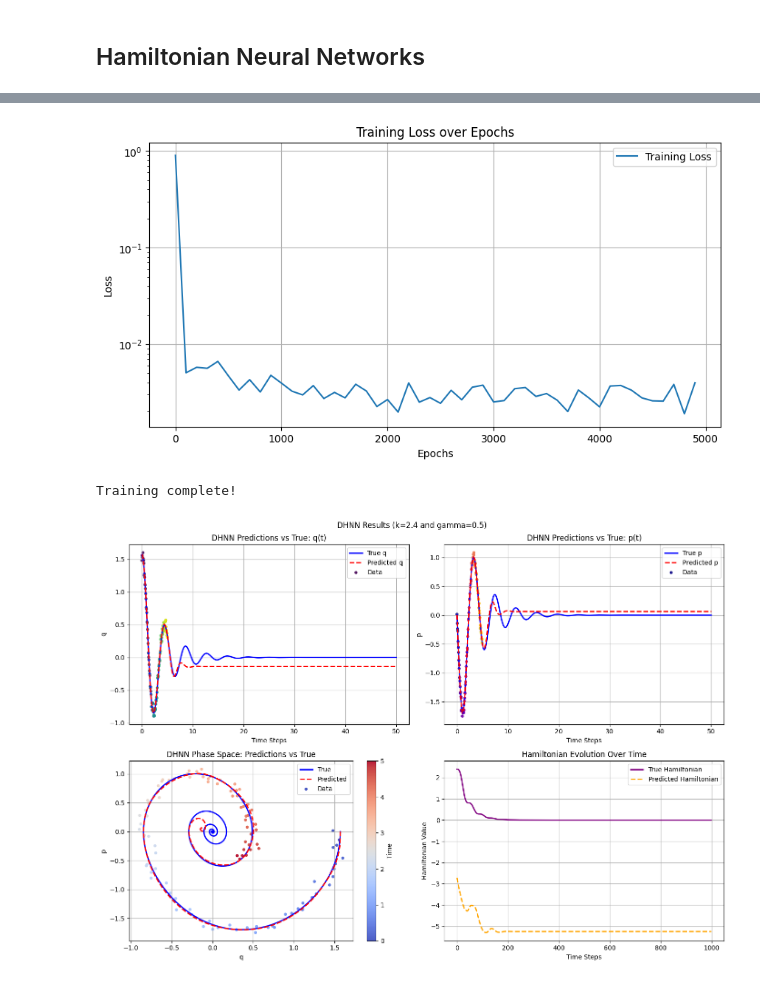
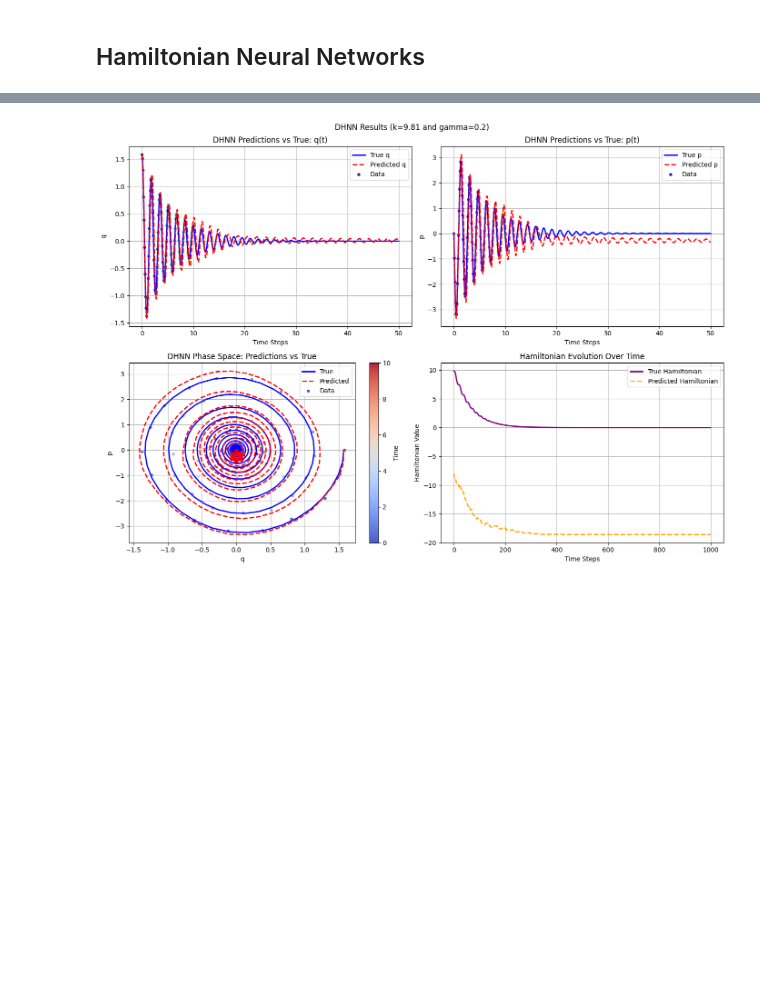
Before and after one commit to MathPhysSim/PINNs_LNNs_HNNs, a Jupyter notebook: Damped_pendulum_PINN_and_HNNs.ipynb, the cells around one changed output, grey strips where cells are left out. Drawn from its saved outputs; the diff is of its cells as text; code cells hidden in the pictures; blank space fills up the shorter version.

```diff
--- a/Damped_pendulum_PINN_and_HNNs.ipynb
+++ b/Damped_pendulum_PINN_and_HNNs.ipynb
@@ -103,8 +103,11 @@ plt.show()
 # %%
 # Solve the system using a numerical ODE solver for comparison
 t_span = (0, 10)
-t_train = torch.linspace(*t_span, 300).reshape(-1, 1)  # Training time points
+nr_samples = 100
 y0 = [np.pi / 2, 0]  # Initial conditions
+
+
+t_train = torch.linspace(*t_span, nr_samples).reshape(-1, 1)  # Training time points
 sol = solve_ivp(damped_pendulum, t_span, y0, t_eval=t_train.numpy().flatten(), args=(b, c))
 theta_true = torch.tensor(sol.y[0], dtype=torch.float32).reshape(-1, 1)
 
@@ -130,7 +133,7 @@ model = PINN()
 optimizer = optim.Adam(model.parameters(), lr=0.01)
 
 # Training loop
-epochs = 25000
+epochs = 50000
 for epoch in range(epochs):
     optimizer.zero_grad()
 
@@ -549,8 +677,8 @@ class HamiltonianTrue:
         return ys, dydt
 # %%
 # Initialize system
-k=2.4
-gamma=0.5
+k=c
+gamma=b
 hamiltonian_true = HamiltonianTrue(k=k, gamma=gamma)
 # %%
 # Get the vector field
@@ -914,18 +1043,24 @@ def evaluate_hnn(model, model_name='HNN', k=hamiltonian_true.k, gamma=hamiltonia
 # %%
 # Generate dataset
 nr_data_points = 100
-q_noisy, p_noisy, dq_dt_noisy, dp_dt_noisy, t_noisy = generate_noisy_data(samples=nr_data_points, noise_std=0.05, t_span = [0, 5], y0 = [np.pi / 2, 0])
+t_span=[0, 10]
+q_noisy, p_noisy, dq_dt_noisy, dp_dt_noisy, t_noisy = generate_noisy_data(samples=nr_data_points, noise_std=0.025,t_span=t_span, y0=[np.pi / 2, 0])
 q_true, p_true, dq_dt_true, dp_dt_true, t_true = generate_noisy_data(noise_std=0.0, samples=1000)
 
 dataset = TensorDataset(torch.stack([q_noisy, p_noisy], dim=1), torch.stack([dq_dt_noisy, dp_dt_noisy], dim=1))
 train_loader = DataLoader(dataset, batch_size=min(32, len(q_noisy) // 4), shuffle=True)
 
-field = hamiltonian_true.get_field(gridsize=15)
+# Determine field limits dynamically
+dataxmin, dataxmax = q_noisy.min().item(), q_noisy.max().item()
+dataymin, dataymax = p_noisy.min().item(), p_noisy.max().item()
+
+field = hamiltonian_true.get_field(gridsize=30,
+                                   xmin=1.5*dataxmin, xmax=1.5*dataxmax, ymin=1.5*dataymin, ymax=1.5*dataymax)
 
 # plot config
 fig = plt.figure(figsize=(6, 6), facecolor='white')
 
-plt.scatter(q_noisy,p_noisy,c=t_noisy,s=14, label='data')
+plt.scatter(q_noisy, p_noisy, c=t_noisy, s=14, label='data')
 plt.plot(q_true, p_true, label='ground truth')
 plt.quiver(field[0][:,0], field[0][:,1], field[1][:,0], field[1][:,1],
            cmap='gray_r', color=(.5,.5,.5))
@@ -933,7 +1068,11 @@ plt.xlabel("$q$", fontsize=14)
 plt.ylabel("$p$", rotation=0, fontsize=14)
 plt.title(f"Dynamics Damped Pendulum (k={hamiltonian_true.k}, gamma={hamiltonian_true.gamma})\n number of data points:{len(t_noisy)}", fontsize=14)
 plt.legend(loc='upper right')
-plt.axis('equal')
 
-plt.tight_layout() ; plt.show()
+plt.xlim(dataxmin, dataxmax)
+plt.ylim(dataymin, dataymax)
+# plt.axis('equal')
+plt.tight_layout()
+plt.savefig("Figures/Damped_pendulum_dhnn_data.png")
+plt.show()
 # %% [output]
@@ -955,11 +1094,10 @@ evaluate_hnn(hnn_model)
+# %%
+dhnn_model = DHNN(input_dim, hidden_dim)
+train_hnn(dhnn_model, train_loader, epochs=10000)
 # %%
-dhnn_model = DHNN(input_dim, hidden_dim)
-train_hnn(dhnn_model, train_loader, epochs=5000)
 evaluate_hnn(dhnn_model, model_name='DHNN')
 # %% [output]
-[figure, old version]
+[figure, new version]
-Training complete!
-[figure, removed]
 # %%
 nn_model = MLP(input_dim, 2, hidden_dim)
 train_hnn(nn_model, train_loader, epochs=5000)
```
Also changed, not shown: parts of 13 cells of this notebook, 5 other files.
